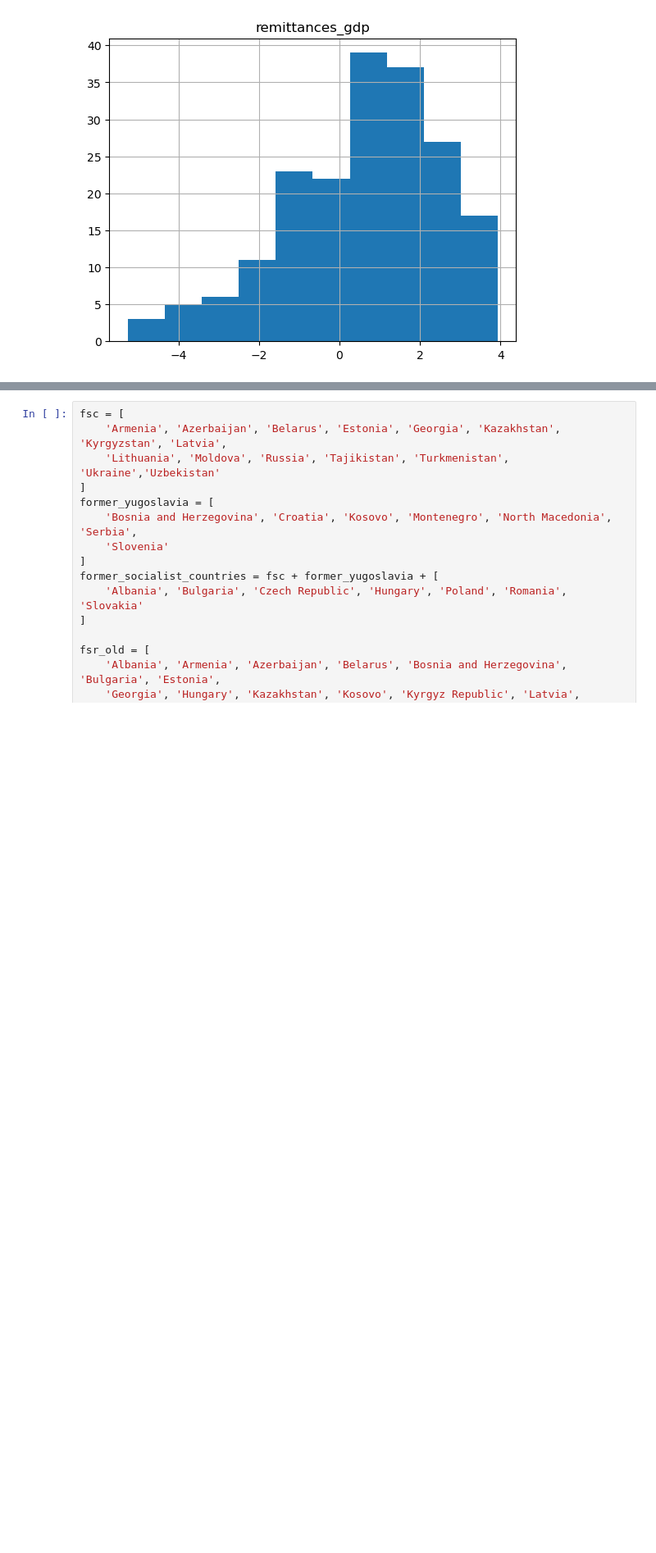
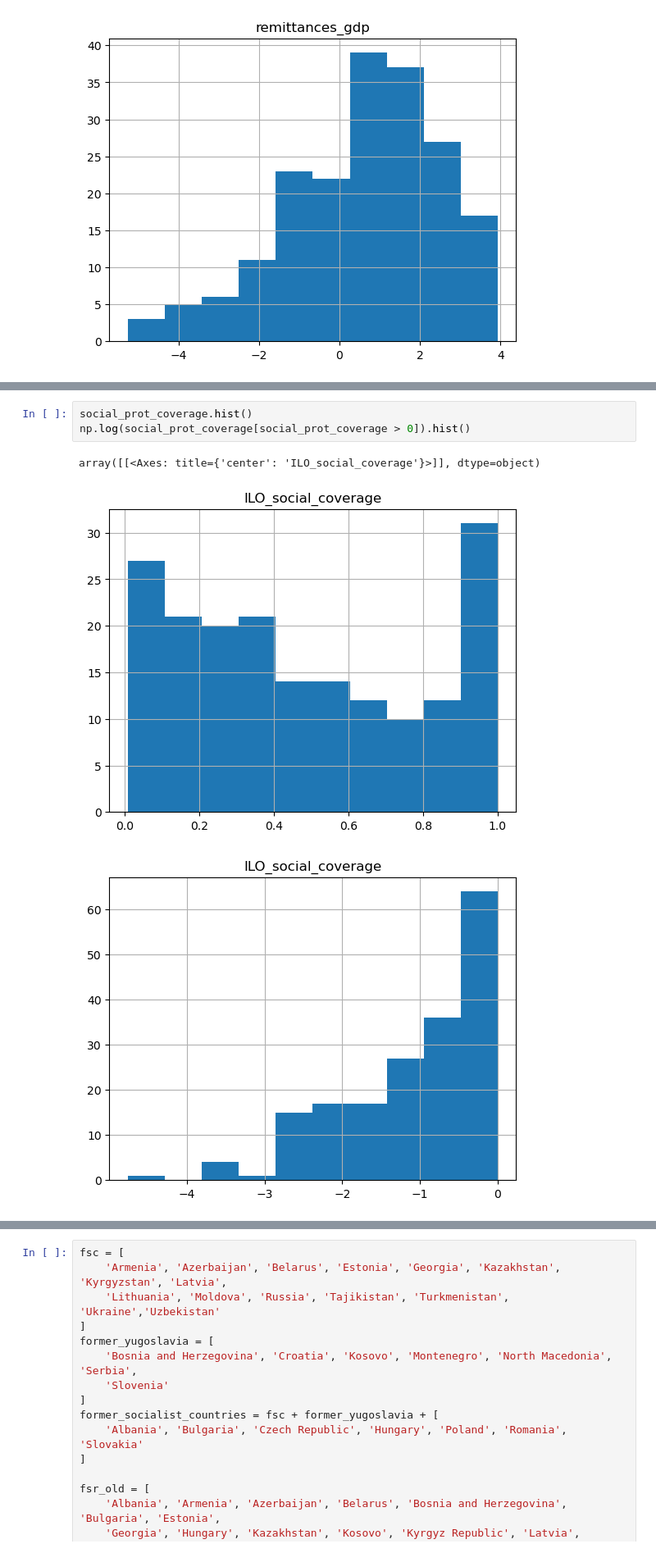
Before and after one commit to rmiddelanis/global-unbreakable-model, a Jupyter notebook: missing_aspire_regression.ipynb, the cells around one changed output, grey strips where cells are left out. Shown at 82% size. Drawn from its saved outputs; the diff is of its cells as text; blank space fills up the shorter version.

```diff
--- a/missing_aspire_regression.ipynb
+++ b/missing_aspire_regression.ipynb
@@ -212,0 +245,7 @@ array([[<Axes: title={'center': 'gini_index'}>]], dtype=object)
+# %%
+social_prot_coverage.hist()
+np.log(social_prot_coverage[social_prot_coverage > 0]).hist()
+# %% [output]
+array([[<Axes: title={'center': 'ILO_social_coverage'}>]], dtype=object)
+[figure, added]
+[figure, added]
```
Also changed, not shown: parts of 88 cells of this notebook, 3 other files.
